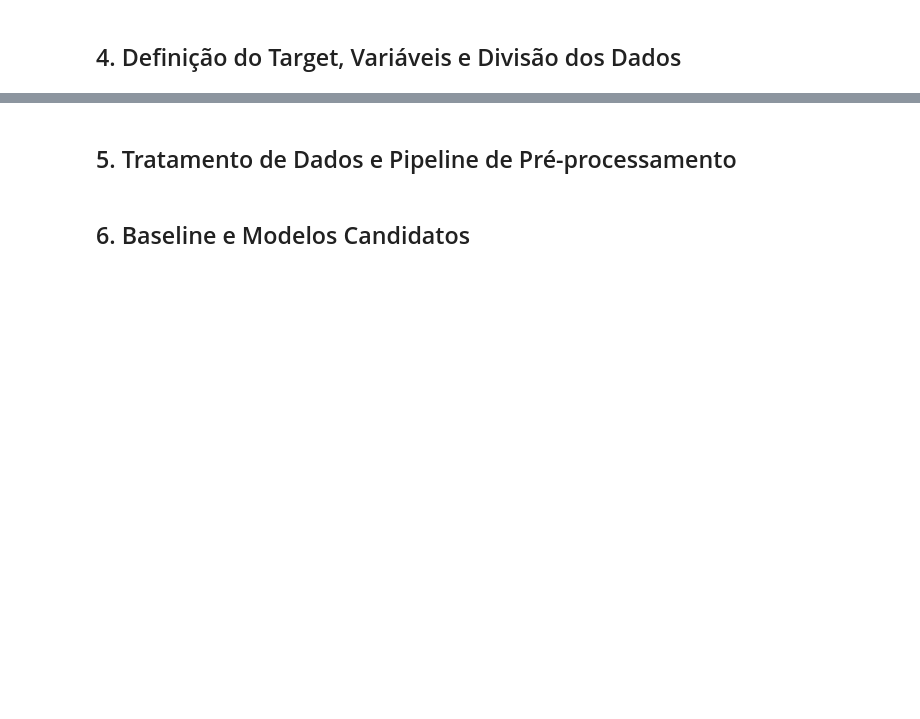
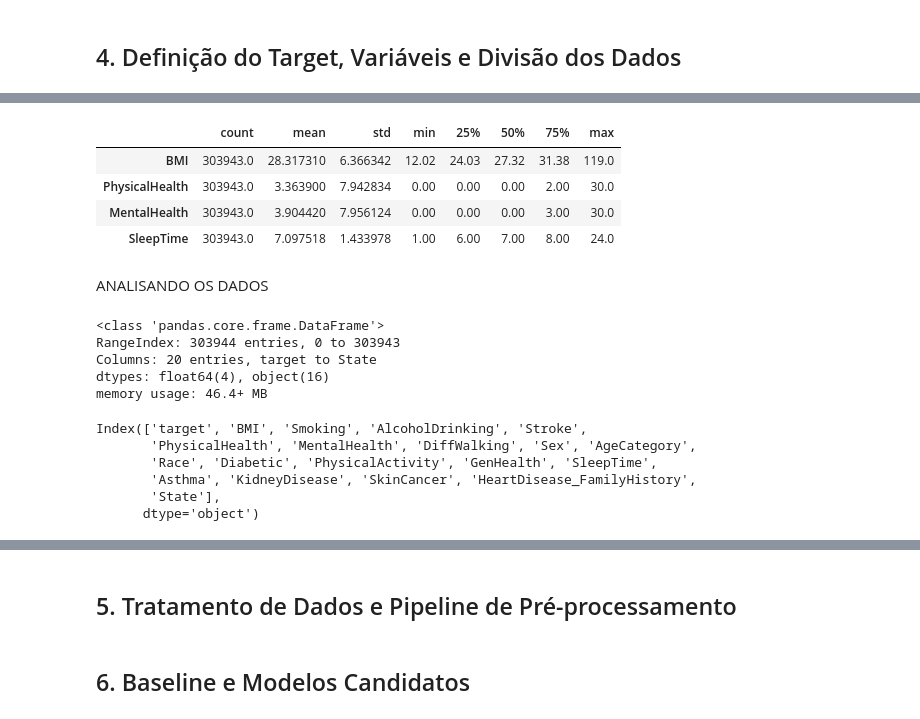
Before and after one commit to andreaafs/MVP-Machine-Learning-Analytics, a Jupyter notebook: MVP_Heart_Disease.ipynb, the cells around one changed output, grey strips where cells are left out. Saved outputs shown, nothing was run; the diff lists cells and outputs as text; code cells hidden in the pictures; blank space fills up the shorter version.

```diff
--- a/MVP_Heart_Disease.ipynb
+++ b/MVP_Heart_Disease.ipynb
@@ -38,0 +159,27 @@ plt.show()
+# %%
+df.describe().T
+# %% [output]
+|  | count | mean | std | min | 25% | 50% | 75% | max |
+| BMI | 303943.0 | 28.317310 | 6.366342 | 12.02 | 24.03 | 27.32 | 31.38 | 119.0 |
+| PhysicalHealth | 303943.0 | 3.363900 | 7.942834 | 0.00 | 0.00 | 0.00 | 2.00 | 30.0 |
+| MentalHealth | 303943.0 | 3.904420 | 7.956124 | 0.00 | 0.00 | 0.00 | 3.00 | 30.0 |
+| SleepTime | 303943.0 | 7.097518 | 1.433978 | 1.00 | 6.00 | 7.00 | 8.00 | 24.0 |
+# %% [markdown]
+ANALISANDO OS DADOS
+# %%
+df.info(verbose=False)
+# %% [output]
+<class 'pandas.core.frame.DataFrame'>
+RangeIndex: 303944 entries, 0 to 303943
+Columns: 20 entries, target to State
+dtypes: float64(4), object(16)
+memory usage: 46.4+ MB
+# %%
+df.columns
+# %% [output]
+Index(['target', 'BMI', 'Smoking', 'AlcoholDrinking', 'Stroke',
+       'PhysicalHealth', 'MentalHealth', 'DiffWalking', 'Sex', 'AgeCategory',
+       'Race', 'Diabetic', 'PhysicalActivity', 'GenHealth', 'SleepTime',
+       'Asthma', 'KidneyDisease', 'SkinCancer', 'HeartDisease_FamilyHistory',
+       'State'],
+      dtype='object')
```
Also changed, not shown: parts of 10 cells of this notebook.
